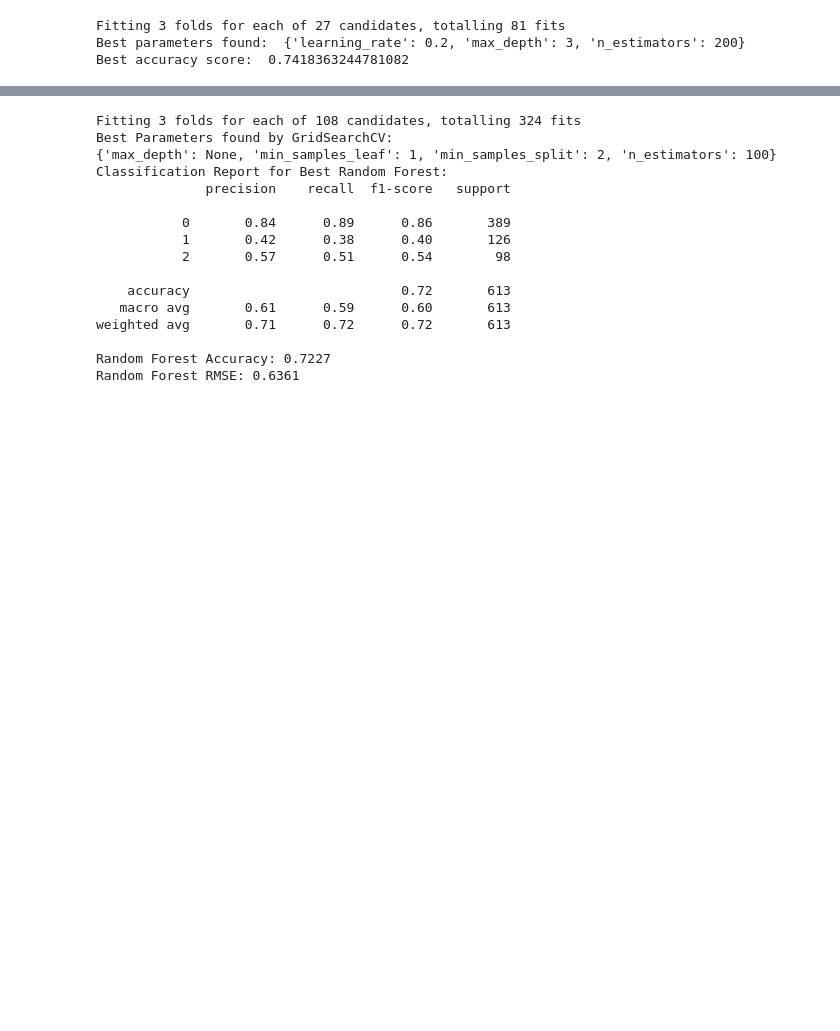
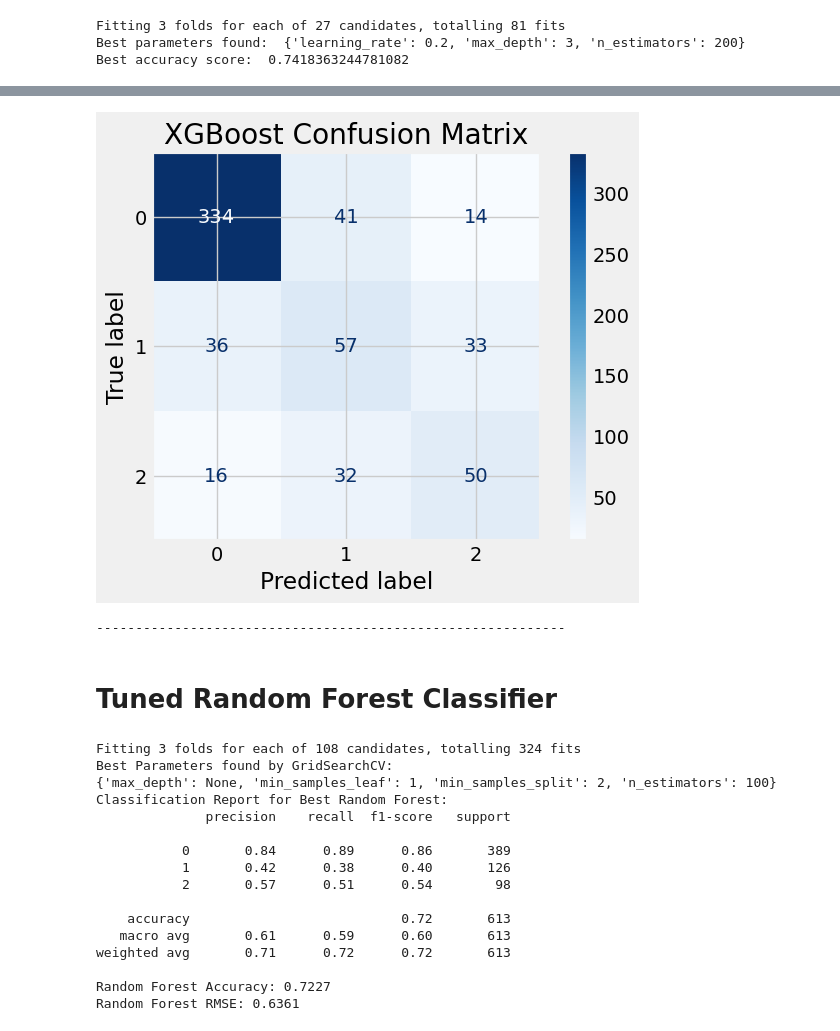
Before and after one commit to JEr1yAnalst/CAPSTONE-PROJECT-sentiment-analysis, a Jupyter notebook: notebook.ipynb, the cells around one changed output, grey strips where cells are left out. Saved outputs shown, nothing was run; the diff lists cells and outputs as text; code cells hidden in the pictures; blank space fills up the shorter version.

```diff
--- a/notebook.ipynb
+++ b/notebook.ipynb
@@ -1560,0 +1511,73 @@ Best accuracy score:  0.7357248525874874
+# %%
+from sklearn.model_selection import train_test_split, GridSearchCV
+from sklearn.feature_extraction.text import TfidfVectorizer
+from sklearn.linear_model import LogisticRegression
+from sklearn.ensemble import RandomForestClassifier
+from sklearn.naive_bayes import MultinomialNB
+from sklearn.svm import SVC
+import xgboost as xgb
+from sklearn.metrics import classification_report, confusion_matrix, accuracy_score, mean_squared_error, ConfusionMatrixDisplay
+from imblearn.over_sampling import SMOTE
+import numpy as np
+import matplotlib.pyplot as plt
+
+# 1. Data Preprocessing
+vectorizer = TfidfVectorizer(max_features=5000)
+X_tfidf = vectorizer.fit_transform(X)
+
+# 2. Split the data
+X_train, X_test, y_train, y_test = train_test_split(X_tfidf, y, test_size=0.2, random_state=42)
+
+# 3. Apply SMOTE to the training data
+smote = SMOTE(random_state=42)
+X_train_smote, y_train_smote = smote.fit_resample(X_train, y_train)
+
+# 4. Model Building and Tuning
+
+# Define a reduced parameter grid for XGBoost
+param_grid = {
+    'n_estimators': [50, 100],
+    'learning_rate': [0.1, 0.2],
+    'max_depth': [3, 5]
+}
+
+# Initialize the XGBoost model
+xgb_model = xgb.XGBClassifier(use_label_encoder=False, eval_metric='mlogloss')
+
+# Initialize GridSearchCV for XGBoost
+grid_search = GridSearchCV(estimator=xgb_model, param_grid=param_grid,
+                           scoring='accuracy', cv=3, n_jobs=-1, verbose=1)
+
+# Fit GridSearchCV to the training data
+grid_search.fit(X_train_smote, y_train_smote)
+
+# Get the best model
+best_xgb_model = grid_search.best_estimator_
+
+# Predict using the best model
+y_pred_xgb = best_xgb_model.predict(X_test)
+
+# 5. Evaluation Function with Confusion Matrix Plotting
+def evaluate_model(y_test, y_pred, model_name):
+    print(f"{model_name} Classification Report:")
+    print(classification_report(y_test, y_pred))
+
+    accuracy = accuracy_score(y_test, y_pred)
+    rmse = np.sqrt(mean_squared_error(y_test, y_pred))
+
+    print(f"{model_name} Accuracy: {accuracy:.4f}")
+    print(f"{model_name} RMSE: {rmse:.4f}")
+
+    # Generate the confusion matrix
+    conf_matrix = confusion_matrix(y_test, y_pred)
+
+    # Plot the confusion matrix
+    disp = ConfusionMatrixDisplay(confusion_matrix=conf_matrix, display_labels=np.unique(y_test))
+    disp.plot(cmap=plt.cm.Blues)
+    plt.title(f'{model_name} Confusion Matrix')
+    plt.show()
+    print("-" * 60)
+
+# Evaluate the XGBoost model and plot its confusion matrix
+evaluate_model(y_test, y_pred_xgb, 'XGBoost')
+# %% [output]
@@ -1561,3 +1598,7 @@ Best accuracy score:  0.7357248525874874
+[figure, added]
+------------------------------------------------------------
+# %% [markdown]
+# Tuned Random Forest Classifier
 # %%
 from sklearn.ensemble import RandomForestClassifier
 from sklearn.model_selection import GridSearchCV
```
Also changed, not shown: parts of 20 cells of this notebook, 5 other files.
